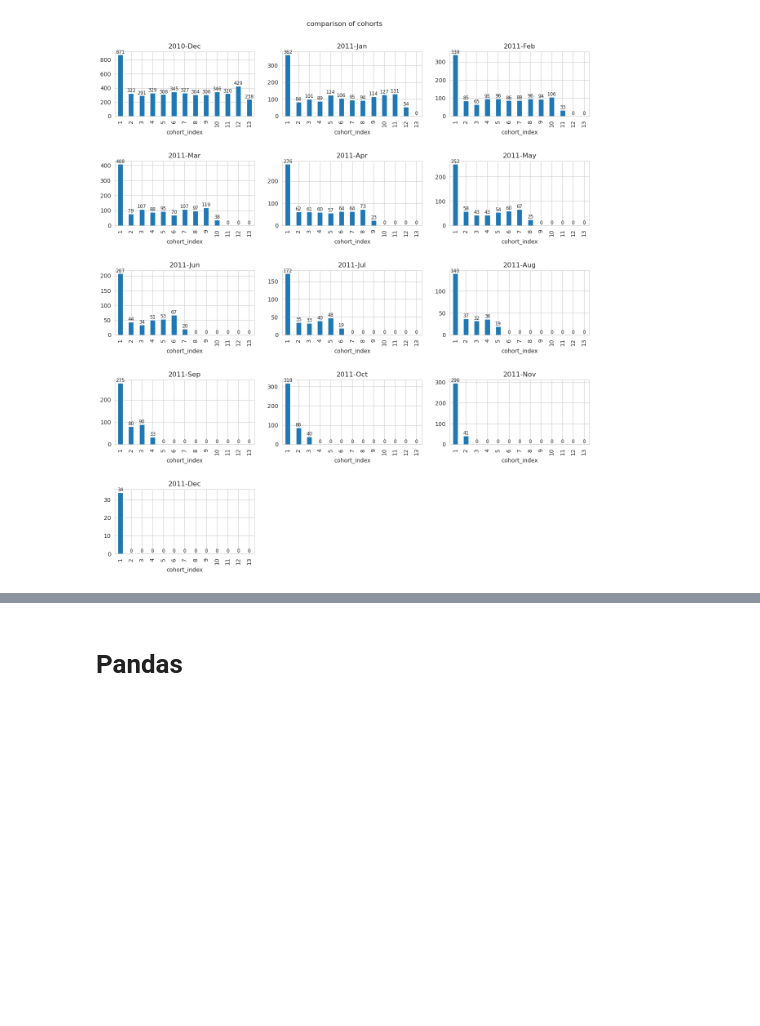
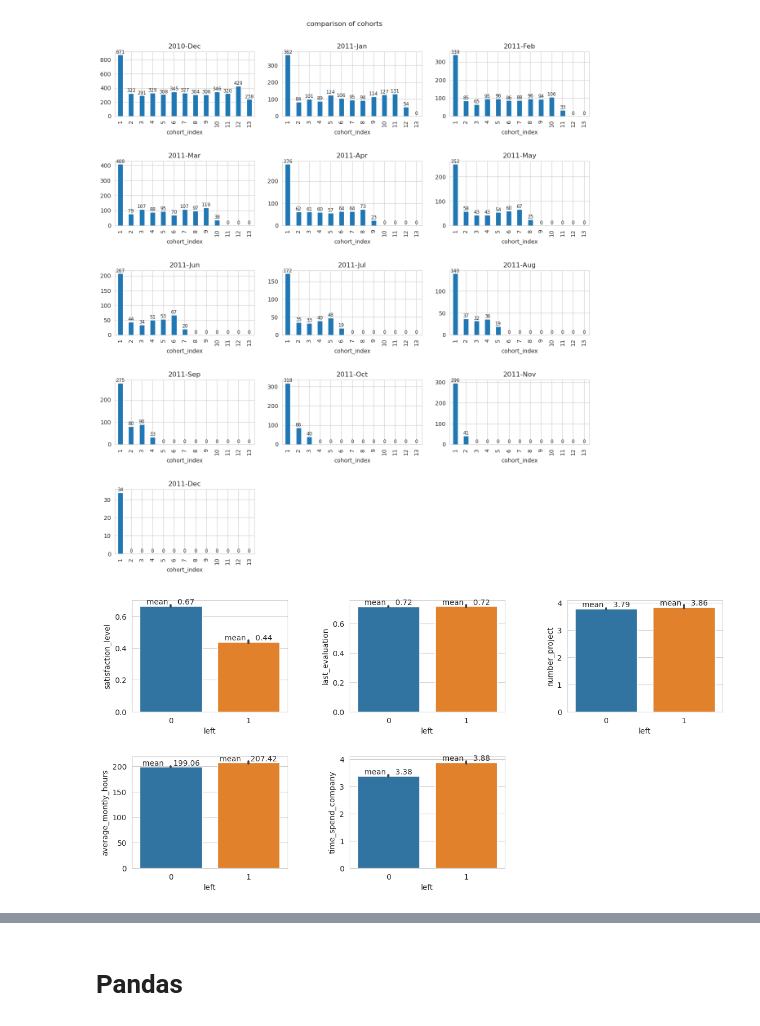
Before and after one commit to harun1yuksel/working, a Jupyter notebook: usefull_codes/usefull_functions.ipynb, the cells around one changed output, grey strips where cells are left out. Drawn from its saved outputs; the diff is of its cells as text; code cells hidden in the pictures; blank space fills up the shorter version.

```diff
--- a/usefull_codes/usefull_functions.ipynb
+++ b/usefull_codes/usefull_functions.ipynb
@@ -129,0 +132,13 @@ for i in range(len(cohort_df)):
+# %%
+plt.figure(figsize=(14,8))
+i =1
+
+for col in df_num.drop(columns = "left").columns:
+    plt.subplot(2,3,i)
+    ax = sns.barplot(data=df_num, x="left", y=col)
+    ax.bar_label(ax.containers[0], fmt="mean    %.2f")
+    i +=1;
+
+plt.subplots_adjust(top=0.93, wspace=0.4, hspace=0.4)
+# %% [output]
+[figure, added]
```
Also changed, not shown: parts of 4 cells of this notebook, 11 other files.
